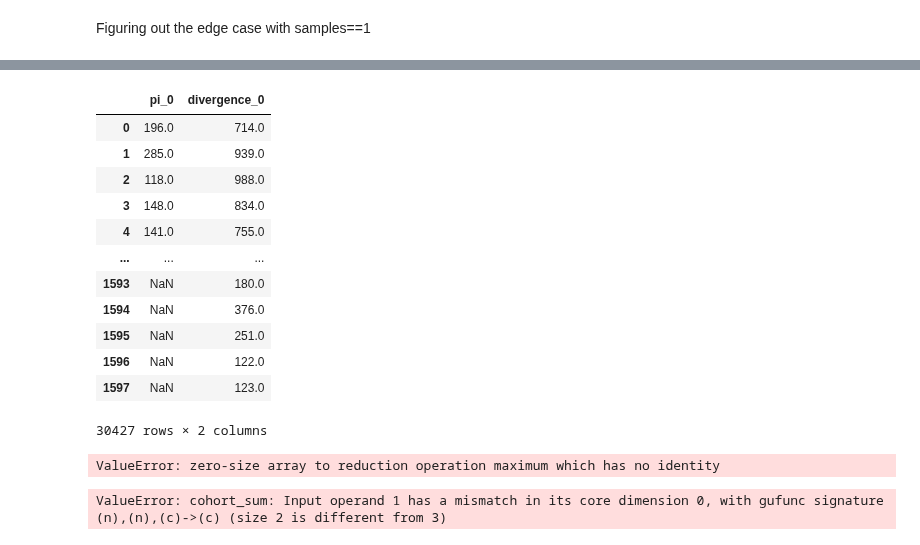
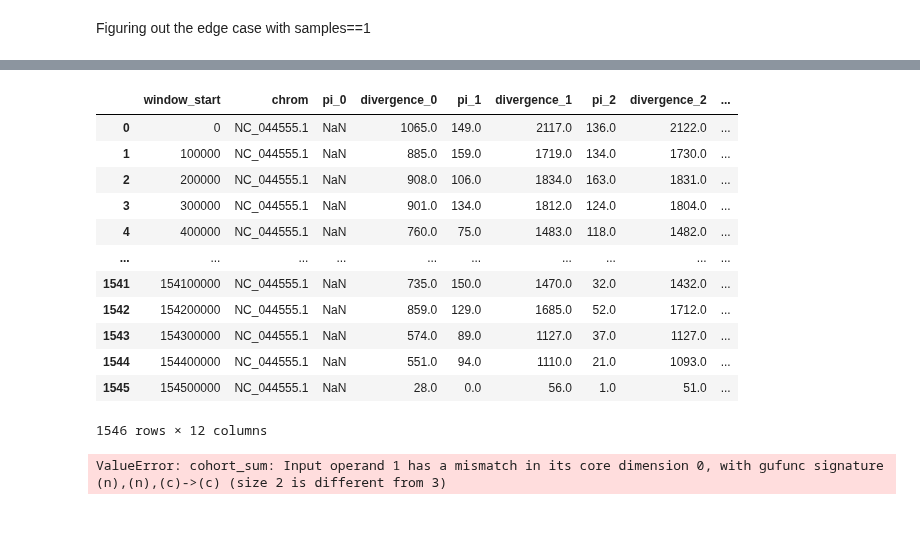
Before and after one commit to erikfogh/selection_primates, a Jupyter notebook: notebooks/standard01_stats_generation.ipynb, the cells around one changed output, grey strips where cells are left out. Saved outputs shown, nothing was run; the diff lists cells and outputs as text; code cells hidden in the pictures.

```diff
--- a/notebooks/standard01_stats_generation.ipynb
+++ b/notebooks/standard01_stats_generation.ipynb
@@ -590,7 +599,7 @@ False
 Figuring out the edge case with samples==1
 # %%
 print("Loading metadata")
-zarr_path = "../zarr_20x_inds/Macaca_nigrescens_ssp/zarr"
+zarr_path = "../zarr_20x_inds/Pygathrix_nigripes_ssp/zarr"
 short_form = zarr_path.split("/")[-2].split("_")[0]
 long_form = zarr_path.split("/")[-2]
 # Loading the various metadata files. Metadata, contig information, callability bed.
@@ -610,37 +619,6 @@ bed_files = read_beds(long_form)
 # Loading the genetic data.
 print("Loading genetic data")
 ds_full = sg.load_dataset(zarr_path)
-kept_contigs =  [x for x in ds_full.contig_id.values if (x == large_contigs).any()]
-contig_IDs = pd.Series(kept_contigs).map(dict(zip(ds_full.contig_id.values, range(len(ds_full.contig_id.values))))).values
-if len(ds_full.samples) > 1:
-    print("Running Fst across all inds")
-    # Fst filtering for aut
-    maf_filter = 0.1
-    missing_filter = 0.0
-    missing_rate = ds_full.call_genotype_mask[:,:,0].sum(axis=1).values/ds_full.call_genotype_mask[:,:,0].count(axis=1).values
-    ds_filt = ds_full.isel(variants=(missing_rate <= missing_filter))
-    allele_counts = sg.count_variant_alleles(ds_filt)["variant_allele_count"]
-    ds_filt = ds_filt.isel(variants=((maf_filter <= (allele_counts[:,1]/allele_counts.sum(axis=1))) &
-                                     (1-maf_filter >= (allele_counts[:,1]/allele_counts.sum(axis=1)))).compute())
-    # Restricting dataset to autosomal contigs.
-    kept_contigs =  [x for x in ds_filt.contig_id.values if (x == large_aut).any()]
-    contig_IDs = pd.Series(kept_contigs).map(dict(zip(ds_filt.contig_id.values, range(len(ds_filt.contig_id.values))))).values
-    ds_filt = ds_filt.sel(variants=(ds_filt.variant_contig.isin(contig_IDs).compute()), contigs=contig_IDs)
-    # Pick out 100000 variants and perform Fst.
-    ds_100000 = ds_filt.isel(variants=(0 == ds_filt.variants%((len(ds_filt.variants)//(100000)))))
-    ds_100000["sample_cohort"] = ds_100000["samples"]
-    # Actually running Fst and the clustering
-    fst_calc = sg.Fst(sg.window_by_genome(ds_100000))
-    aut_fst_np = np.nan_to_num(fst_calc.stat_Fst.values[0])
-    aut_fst = pd.DataFrame(aut_fst_np, columns = ds_100000.sample_id)
-    model = AgglomerativeClustering(distance_threshold=args.c, n_clusters=None, metric="precomputed", linkage="average")
-    model = model.fit(aut_fst.clip(0))
-    labels = model.labels_
-    aut_fst.to_csv("{}{}_{}cutoff_fst.txt".format(args.o, long_form, args.c), sep="\t", index=False)
-else:
-    print("Only a single ind, so skipping Fst clustering")
-    labels = [0]
-print(labels)
 # %% [output]
 Loading metadata
 Loading bed files
@@ -650,9 +656,14 @@ Only a single ind, so skipping Fst clustering
+# %%
+labels = [1, 2, 0]
 # %%
+kept_contigs =  [x for x in ds_full.contig_id.values if (x == large_x).any()]
+contig_IDs = pd.Series(kept_contigs).map(dict(zip(ds_full.contig_id.values, range(len(ds_full.contig_id.values))))).values
+
 df_l = []
 for c, c_ID in zip(kept_contigs, contig_IDs):
     print(c)
     ds = ds_full.sel(variants=((ds_full.variant_contig == c_ID).compute()), contigs=[c_ID])
-    if len(ds.variants) < 10:
+    if len(ds.variants) < 100:
         print("Skipping due to too few variants")
         continue
     var_chunk = min(50, 1+len(ds.variants)//1000000)
@@ -662,7 +673,7 @@ for c, c_ID in zip(kept_contigs, contig_IDs):
     for i in range(ds.sample_cohort.max().values+1):
         cohort_size = (pd.Series(labels) == i).sum()
         ds_cohort = sg.count_cohort_alleles(ds)
-        ds_cohort = ds_cohort.sel(variants = (ds_cohort.cohort_allele_count[:,0].sum(axis=1) >= 1).compute())
+        ds_cohort = ds_cohort.sel(variants = (ds_cohort.cohort_allele_count[:,i].sum(axis=1) >= 1).compute())
         ds_cohort = sg.window_by_position(ds_cohort, size=window_size)
         ds_cohort = (sg.diversity(ds_cohort.chunk({"variants": len(ds_cohort.variants)//var_chunk}))) # Create at most 50 chunks
         ds_cohort["alt_hom"] = (("windows", "cohorts"), alt_hom_pop(ds_cohort)[:,:,0])
@@ -700,23 +695,19 @@ KeyError: 'chrom'
 # %%
-df_pi
+output_df
 # %% [output]
-|  | pi_0 | divergence_0 |
-| 0 | 196.0 | 714.0 |
-| 1 | 285.0 | 939.0 |
-| 2 | 118.0 | 988.0 |
-| 3 | 148.0 | 834.0 |
-| 4 | 141.0 | 755.0 |
-| ... | ... | ... |
-| 1593 | NaN | 180.0 |
-| 1594 | NaN | 376.0 |
-| 1595 | NaN | 251.0 |
-| 1596 | NaN | 122.0 |
-| 1597 | NaN | 123.0 |
+|  | window_start | chrom | pi_0 | divergence_0 | pi_1 | divergence_1 | pi_2 | divergence_2 | ... |
+| 0 | 0 | NC_044555.1 | NaN | 1065.0 | 149.0 | 2117.0 | 136.0 | 2122.0 | ... |
+| 1 | 100000 | NC_044555.1 | NaN | 885.0 | 159.0 | 1719.0 | 134.0 | 1730.0 | ... |
+| 2 | 200000 | NC_044555.1 | NaN | 908.0 | 106.0 | 1834.0 | 163.0 | 1831.0 | ... |
+| 3 | 300000 | NC_044555.1 | NaN | 901.0 | 134.0 | 1812.0 | 124.0 | 1804.0 | ... |
+| 4 | 400000 | NC_044555.1 | NaN | 760.0 | 75.0 | 1483.0 | 118.0 | 1482.0 | ... |
+| ... | ... | ... | ... | ... | ... | ... | ... | ... | ... |
+| 1541 | 154100000 | NC_044555.1 | NaN | 735.0 | 150.0 | 1470.0 | 32.0 | 1432.0 | ... |
+| 1542 | 154200000 | NC_044555.1 | NaN | 859.0 | 129.0 | 1685.0 | 52.0 | 1712.0 | ... |
+| 1543 | 154300000 | NC_044555.1 | NaN | 574.0 | 89.0 | 1127.0 | 37.0 | 1127.0 | ... |
+| 1544 | 154400000 | NC_044555.1 | NaN | 551.0 | 94.0 | 1110.0 | 21.0 | 1093.0 | ... |
+| 1545 | 154500000 | NC_044555.1 | NaN | 28.0 | 0.0 | 56.0 | 1.0 | 51.0 | ... |
-30427 rows × 2 columns
+1546 rows × 12 columns
-# %%
-ds_cohort.variant_position.max().values
-# %% [output]
-ValueError: zero-size array to reduction operation maximum which has no identity
 # %%
 ds_cohort.cohort_allele_count.sum(axis=1)[:10].values
 # %% [output]
```
Also changed, not shown: parts of 27 cells of this notebook, 5 other files.
